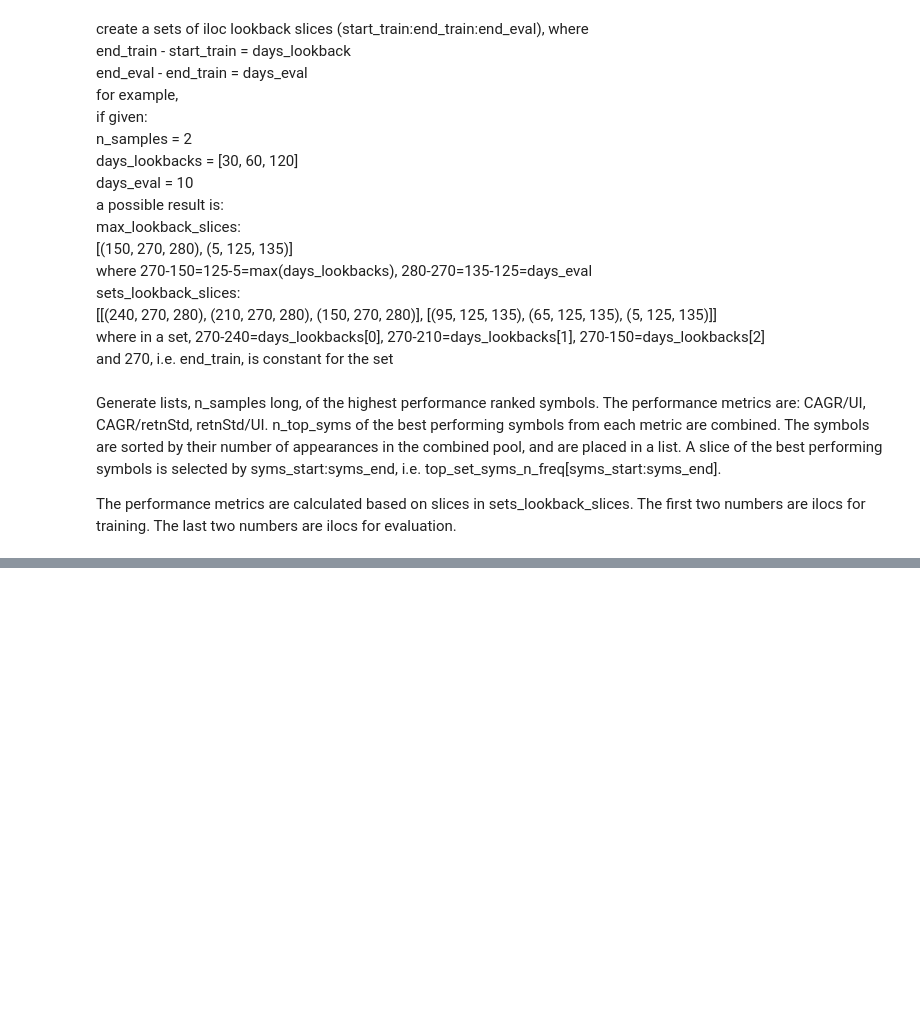
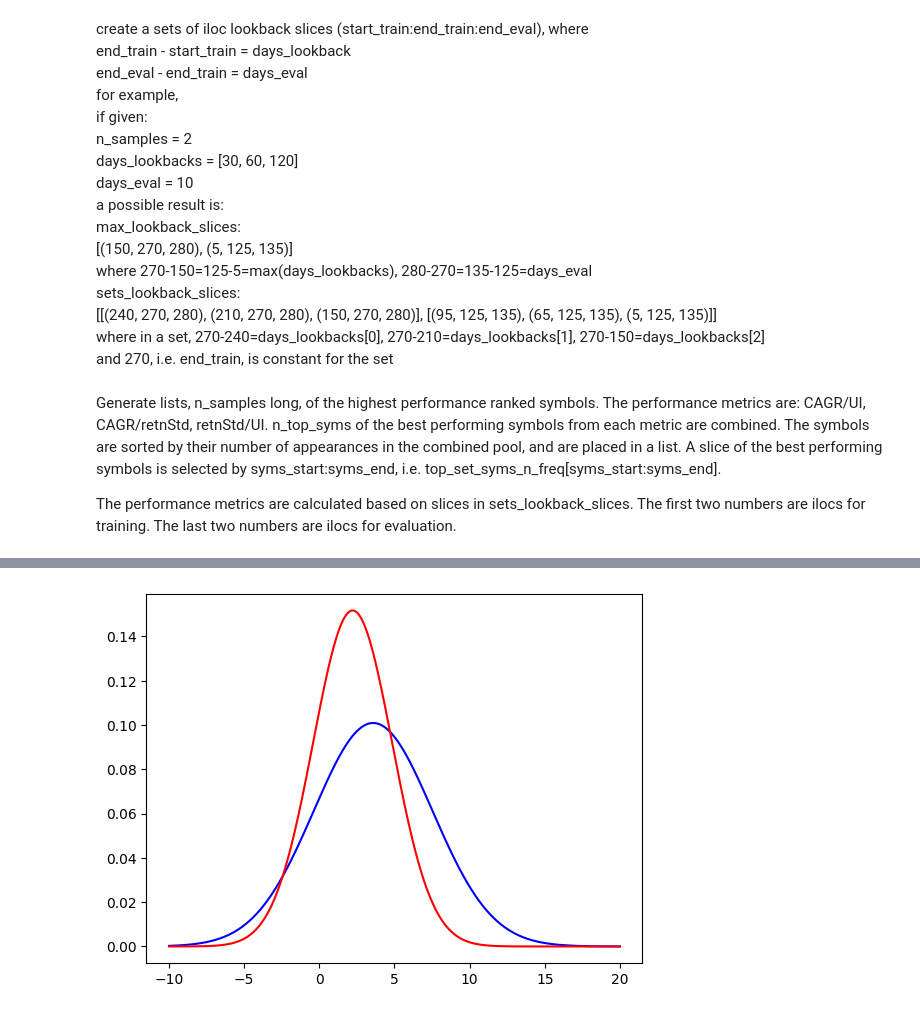
Before and after one commit to pympk/py379, a Jupyter notebook: yf_7.ipynb, the cells around one changed output, grey strips where cells are left out. Saved outputs shown, nothing was run; the diff lists cells and outputs as text; code cells hidden in the pictures; blank space fills up the shorter version.

```diff
--- a/yf_7.ipynb
+++ b/yf_7.ipynb
@@ -214,0 +306,12 @@ SPY: retnStd/UI, CAGR/retnStd, CAGR/UI:         0.847,        14.622,        12.
+# %%
+import pylab
+import numpy as np
+from scipy.stats import norm
+x = np.linspace(-10,20,1000)
+y = norm.pdf(x, loc=3.579270, scale=3.953039)    # for example
+z = norm.pdf(x, loc=2.215328, scale=2.629466)    # for example
+pylab.plot(x,y, 'b')
+pylab.plot(x,z, 'r')
+pylab.show()
+# %% [output]
+[figure, added]
```
Also changed, not shown: parts of 11 cells of this notebook, 3 other files.
